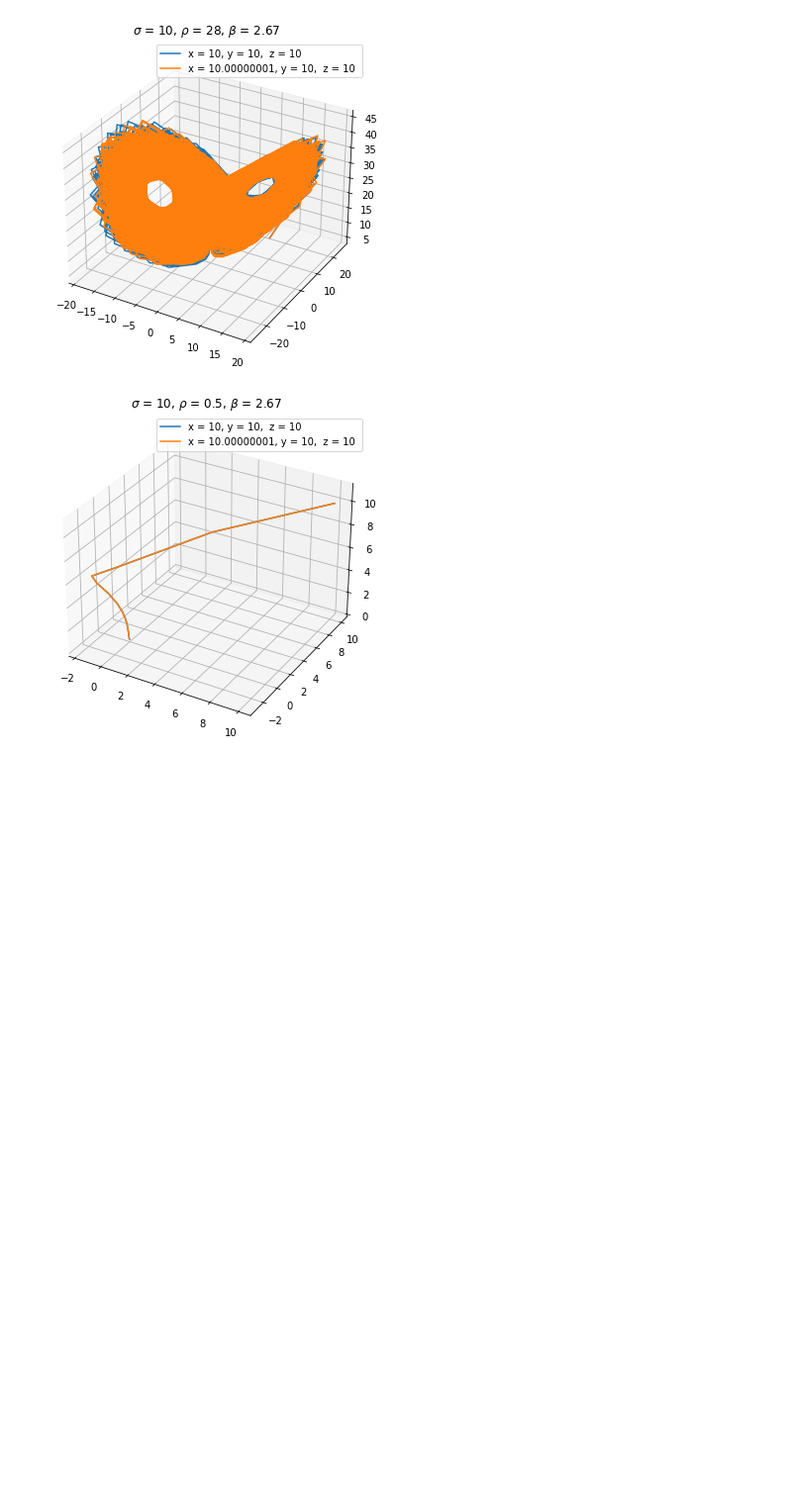
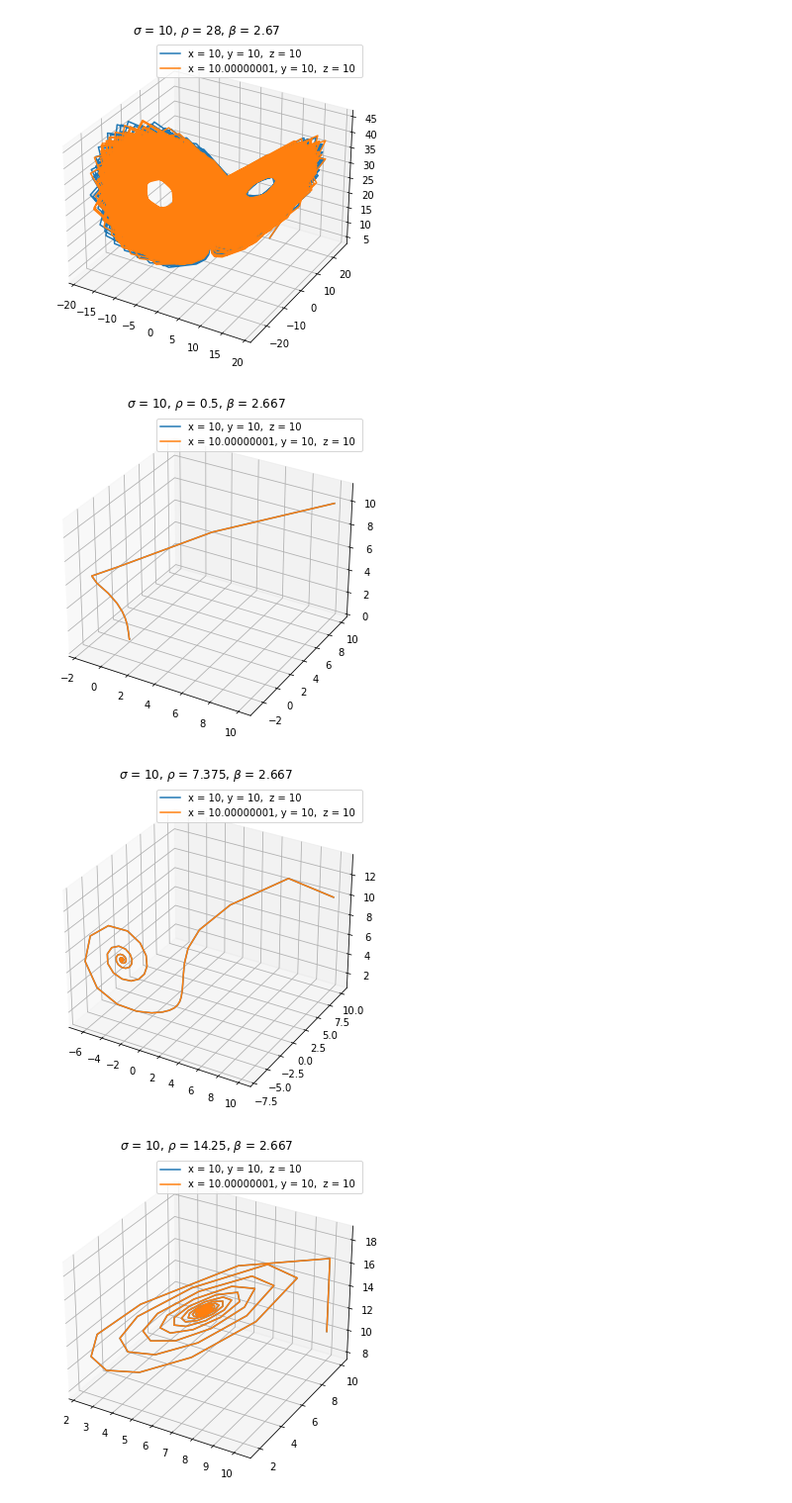
Before and after one commit to ge96rox/MLCMS03, a Jupyter notebook: Task4.ipynb, the cells around one changed output. Shown at 99% size. Drawn from its saved outputs; the diff is of its cells as text; code cells hidden in the pictures; blank space fills up the shorter version.

```diff
--- a/Task4.ipynb
+++ b/Task4.ipynb
@@ -18,10 +18,13 @@ plot_lorenz_burfication(y0_list, rho, sigma, beta)
 # %% [output]
 [figure]
 # %%
-rho = 0.5
+rho = np.linspace(0.5, 28, 5)
 sigma = 10
 beta = 8./3
 y0_list = [[10, 10, 10], [10 + 10 ** -8, 10, 10]]
-plot_lorenz_burfication(y0_list, rho, sigma, beta)
+for rho_l in rho:
+    plot_lorenz_burfication(y0_list, rho_l, sigma, beta)
 # %% [output]
-[figure, old version]
+[figure, new version]
+[figure, added]
+[figure, added]
```
Also changed, not shown: parts of 2 cells of this notebook, 2 other files.
